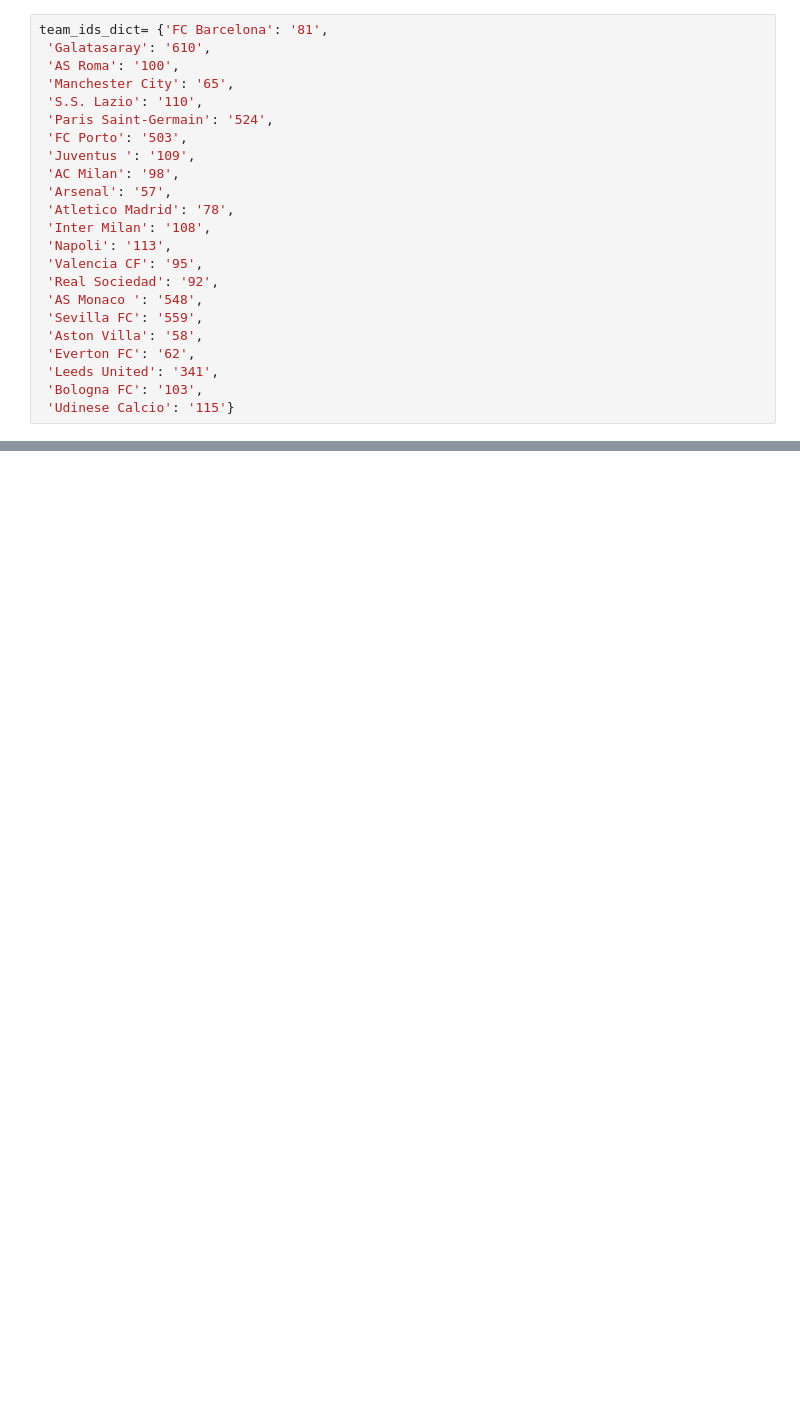
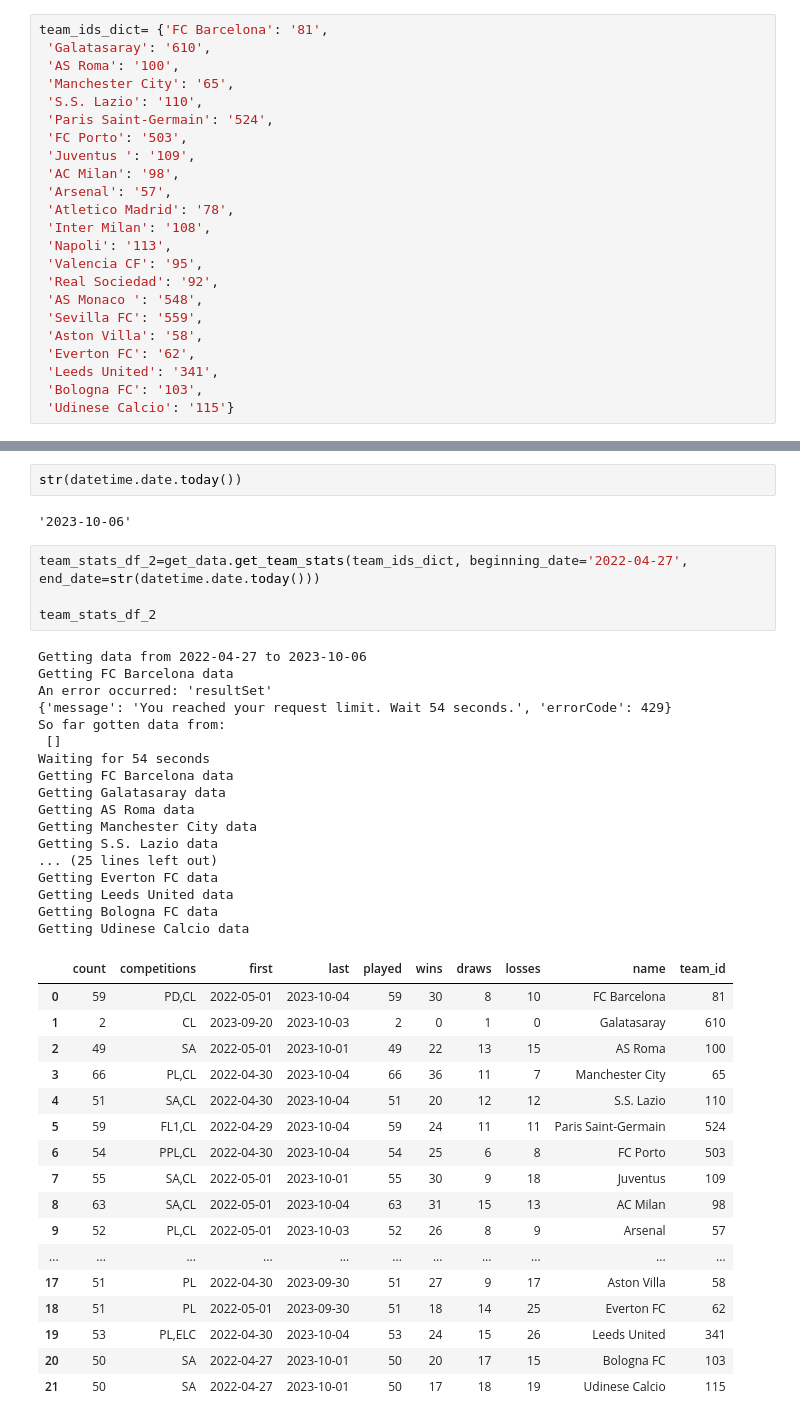
Before and after one commit to GuillermoIzquierdo/NimbusAcademyProject, a Jupyter notebook: Notebooks/football_data_to_snowflake.ipynb, the cells around one changed output, grey strips where cells are left out. Saved outputs shown, nothing was run; the diff lists cells and outputs as text; blank space fills up the shorter version.

```diff
--- a/Notebooks/football_data_to_snowflake.ipynb
+++ b/Notebooks/football_data_to_snowflake.ipynb
@@ -103,0 +74,43 @@ Getting Udinese Calcio data
+# %%
+str(datetime.date.today())
+# %% [output]
+'2023-10-06'
+# %%
+team_stats_df_2=get_data.get_team_stats(team_ids_dict, beginning_date='2022-04-27', end_date=str(datetime.date.today()))
+
+team_stats_df_2
+# %% [output]
+Getting data from 2022-04-27 to 2023-10-06
+Getting FC Barcelona data
+An error occurred: 'resultSet'
+{'message': 'You reached your request limit. Wait 54 seconds.', 'errorCode': 429}
+So far gotten data from:
+ []
+Waiting for 54 seconds
+Getting FC Barcelona data
+Getting Galatasaray data
+Getting AS Roma data
+Getting Manchester City data
+Getting S.S. Lazio data
+... (25 lines left out)
+Getting Everton FC data
+Getting Leeds United data
+Getting Bologna FC data
+Getting Udinese Calcio data
+|  | count | competitions | first | last | played | wins | draws | losses | name | team_id |
+| 0 | 59 | PD,CL | 2022-05-01 | 2023-10-04 | 59 | 30 | 8 | 10 | FC Barcelona | 81 |
+| 1 | 2 | CL | 2023-09-20 | 2023-10-03 | 2 | 0 | 1 | 0 | Galatasaray | 610 |
+| 2 | 49 | SA | 2022-05-01 | 2023-10-01 | 49 | 22 | 13 | 15 | AS Roma | 100 |
+| 3 | 66 | PL,CL | 2022-04-30 | 2023-10-04 | 66 | 36 | 11 | 7 | Manchester City | 65 |
+| 4 | 51 | SA,CL | 2022-04-30 | 2023-10-04 | 51 | 20 | 12 | 12 | S.S. Lazio | 110 |
+| 5 | 59 | FL1,CL | 2022-04-29 | 2023-10-04 | 59 | 24 | 11 | 11 | Paris Saint-Germain | 524 |
+| 6 | 54 | PPL,CL | 2022-04-30 | 2023-10-04 | 54 | 25 | 6 | 8 | FC Porto | 503 |
+| 7 | 55 | SA,CL | 2022-05-01 | 2023-10-01 | 55 | 30 | 9 | 18 | Juventus | 109 |
+| 8 | 63 | SA,CL | 2022-05-01 | 2023-10-04 | 63 | 31 | 15 | 13 | AC Milan | 98 |
+| 9 | 52 | PL,CL | 2022-05-01 | 2023-10-03 | 52 | 26 | 8 | 9 | Arsenal | 57 |
+| ... | ... | ... | ... | ... | ... | ... | ... | ... | ... | ... |
+| 17 | 51 | PL | 2022-04-30 | 2023-09-30 | 51 | 27 | 9 | 17 | Aston Villa | 58 |
+| 18 | 51 | PL | 2022-05-01 | 2023-09-30 | 51 | 18 | 14 | 25 | Everton FC | 62 |
+| 19 | 53 | PL,ELC | 2022-04-30 | 2023-10-04 | 53 | 24 | 15 | 26 | Leeds United | 341 |
+| 20 | 50 | SA | 2022-04-27 | 2023-10-01 | 50 | 20 | 17 | 15 | Bologna FC | 103 |
+| 21 | 50 | SA | 2022-04-27 | 2023-10-01 | 50 | 17 | 18 | 19 | Udinese Calcio | 115 |
```
Also changed, not shown: parts of 38 cells of this notebook, 3 other files.
